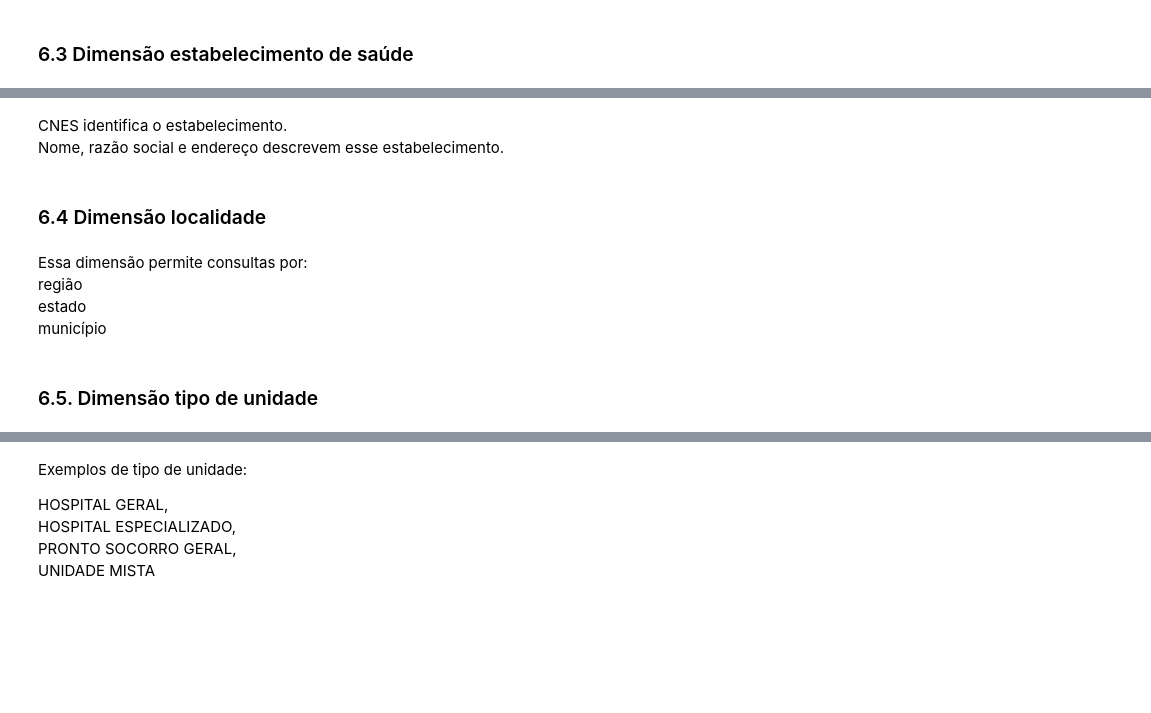
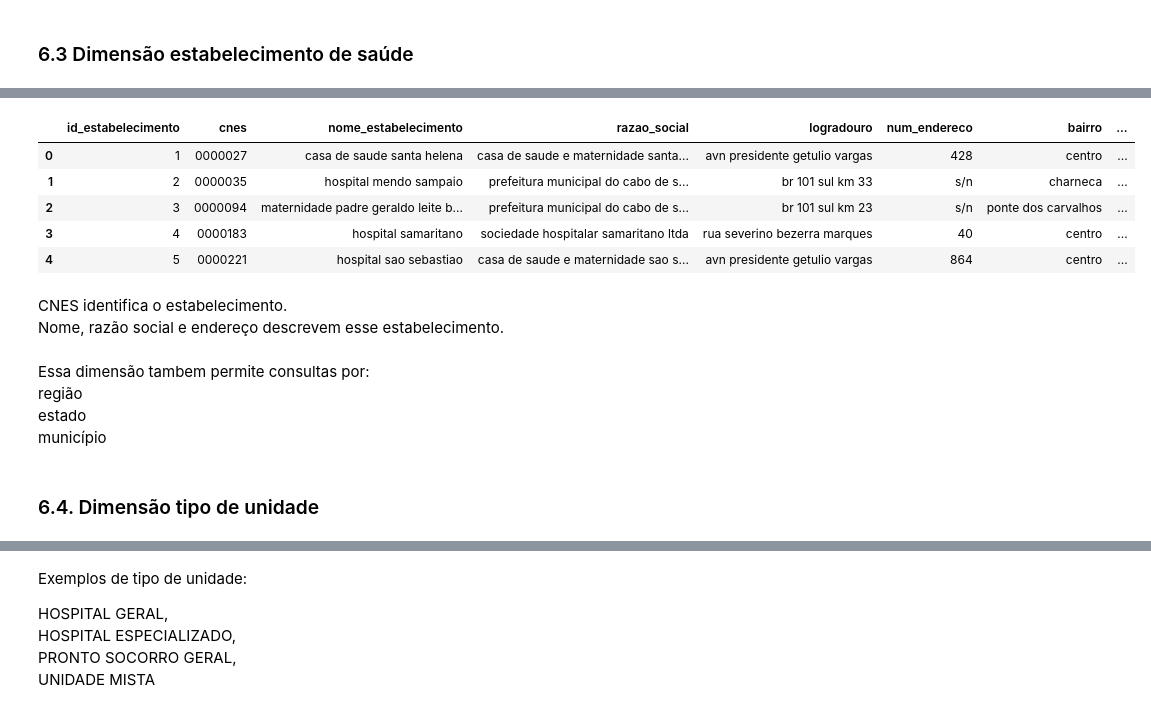
Before and after one commit to ThAlvesM/integracao_BD_2026.1, a Jupyter notebook: notebooks/ETL.ipynb, the cells around one changed output, grey strips where cells are left out. Cells and saved outputs as stored; diff of their text form; code cells hidden in the pictures; blank space fills up the shorter version.

Commit message:
removendo Dimensao Localidade e Adicionando mais coisas no README

```diff
--- a/notebooks/ETL.ipynb
+++ b/notebooks/ETL.ipynb
@@ -444,23 +602,31 @@ print(df_preparado.columns.tolist())
 # %%
 dim_estabelecimento_saude = criar_dimensao(
     df_preparado,
     [
         "cnes",
         "nome_estabelecimento",
         "razao_social",
         "logradouro",
         "num_endereco",
         "bairro",
         "cep",
+        "regiao",
+        "uf",
+        "municipio",
         "telefone",
         "email"
     ],
     "id_estabelecimento"
 )
 
 dim_estabelecimento_saude.head()
+# %% [output]
+|  | id_estabelecimento | cnes | nome_estabelecimento | razao_social | logradouro | num_endereco | bairro | ... |
+| 0 | 1 | 0000027 | casa de saude santa helena | casa de saude e maternidade santa... | avn presidente getulio vargas | 428 | centro | ... |
+| 1 | 2 | 0000035 | hospital mendo sampaio | prefeitura municipal do cabo de s... | br 101 sul km 33 | s/n | charneca | ... |
+| 2 | 3 | 0000094 | maternidade padre geraldo leite b... | prefeitura municipal do cabo de s... | br 101 sul km 23 | s/n | ponte dos carvalhos | ... |
+| 3 | 4 | 0000183 | hospital samaritano | sociedade hospitalar samaritano ltda | rua severino bezerra marques | 40 | centro | ... |
+| 4 | 5 | 0000221 | hospital sao sebastiao | casa de saude e maternidade sao s... | avn presidente getulio vargas | 864 | centro | ... |
 # %% [markdown]
 CNES identifica o estabelecimento.
 Nome, razão social e endereço descrevem esse estabelecimento.
-# %% [markdown]
-### 6.4 Dimensão localidade
@@ -479,10 +633,10 @@ dim_localidade.head()
 # %% [markdown]
-Essa dimensão permite consultas por:
+Essa dimensão tambem permite consultas por:
 região
 estado
 município
 # %% [markdown]
-### 6.5. Dimensão tipo de unidade
+### 6.4. Dimensão tipo de unidade
 # %%
 dim_tipo_unidade = criar_dimensao(
     df_preparado,
```
Also changed, not shown: parts of 29 cells of this notebook, 1 other file.
